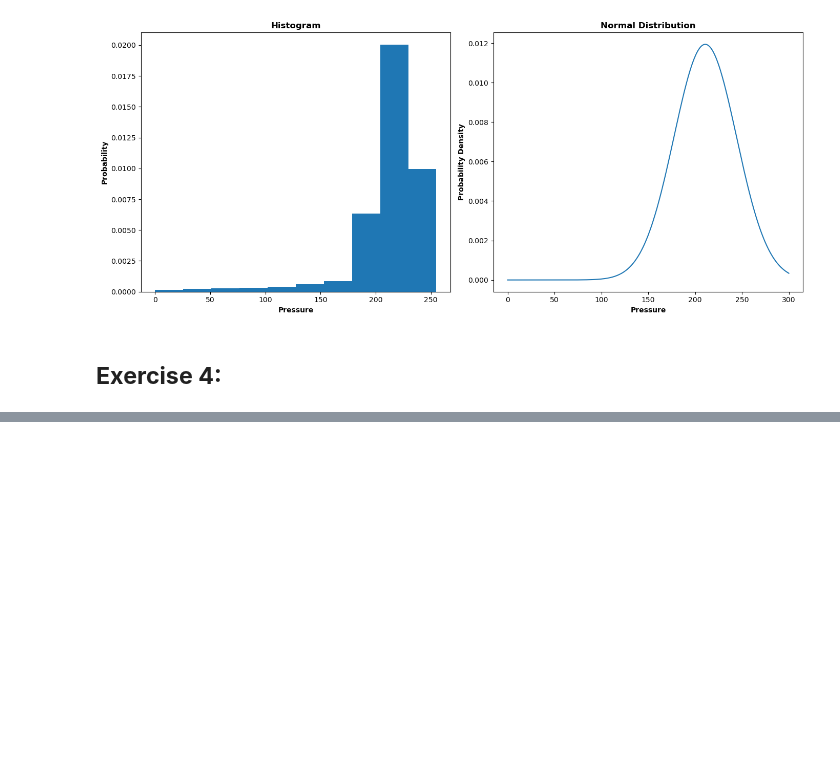
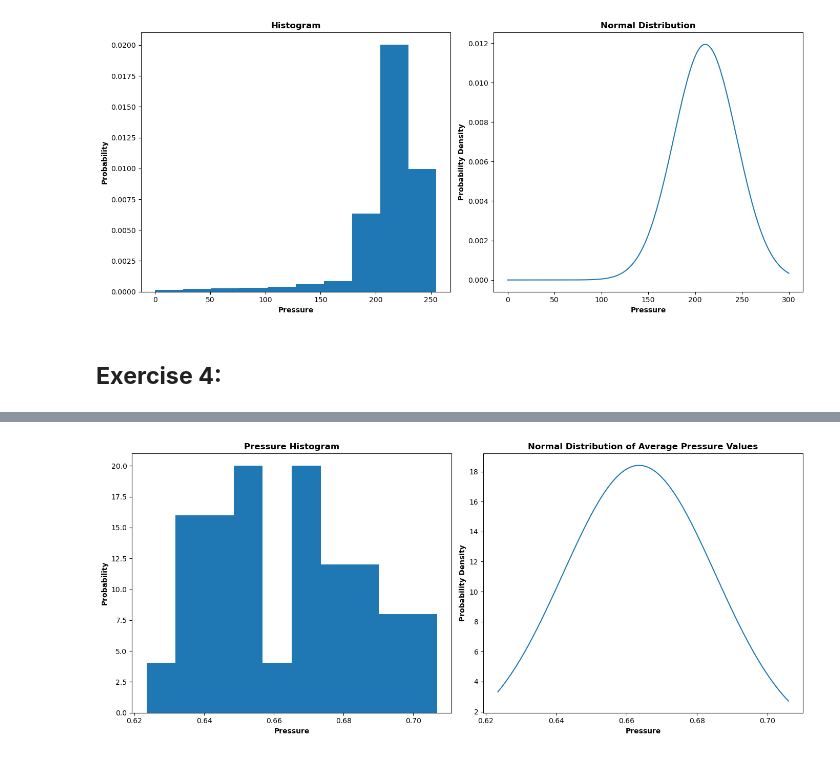
Before and after one commit to MushtabaA/ENCM509-Labs, a Jupyter notebook: Assignment 2/Lab02_Mushtaba_2024W.ipynb, the cells around one changed output, grey strips where cells are left out. Drawn from its saved outputs; the diff is of its cells as text; code cells hidden in the pictures; blank space fills up the shorter version.

```diff
--- a/Assignment 2/Lab02_Mushtaba_2024W.ipynb
+++ b/Assignment 2/Lab02_Mushtaba_2024W.ipynb
@@ -201,0 +291,19 @@ plt.plot(x, x_pdf);
+# %%
+# Plotting the histogram of pressure
+plt.figure(figsize=(14,6))
+plt.subplot(1,2,1)
+plt.hist(stats_measures[:, 2], density=True);
+plt.xlabel('Pressure', fontweight='bold')
+plt.ylabel('Probability', fontweight='bold')
+plt.title('Pressure Histogram', fontweight='bold')
+
+# Plotting the normal distribution of pressure using scipy's probability density function
+plt.subplot(1,2,2)
+x = np.arange(min(stats_measures[:, 2]), max(stats_measures[:, 2]), 0.00125)
+x_pdf = norm.pdf(x, loc=np.mean(stats_measures[:, 2]), scale=np.std(stats_measures[:, 2]))
+plt.xlabel('Pressure', fontweight='bold')
+plt.ylabel('Probability Density', fontweight='bold')
+plt.title('Normal Distribution of Average Pressure Values', fontweight='bold')
+plt.plot(x, x_pdf);
+# %% [output]
+[figure, added]
```
Also changed, not shown: parts of 12 cells of this notebook.
